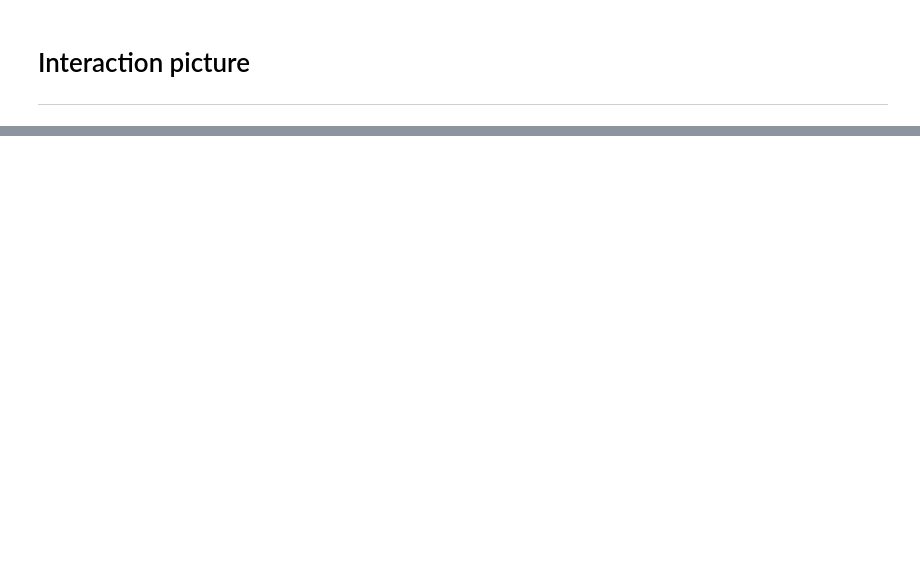
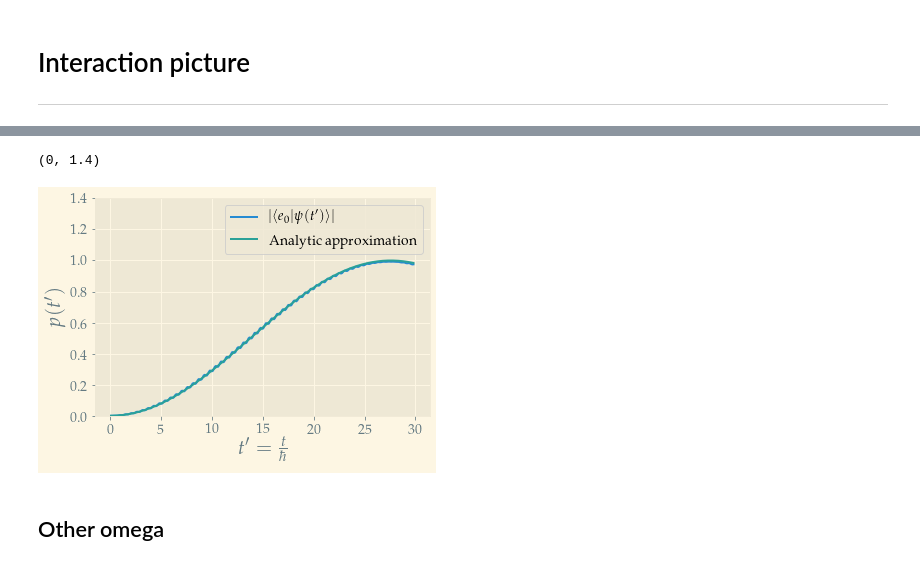
Before and after one commit to kklocker/NumFys, a Jupyter notebook: Assignment_3/Modified_box_potential.ipynb, the cells around one changed output, grey strips where cells are left out. Saved outputs shown, nothing was run; the diff lists cells and outputs as text; code cells hidden in the pictures; blank space fills up the shorter version.

```diff
--- a/Assignment_3/Modified_box_potential.ipynb
+++ b/Assignment_3/Modified_box_potential.ipynb
@@ -152,0 +147,4 @@ hbar=1.05e-34
+# %%
+dt = 0.1
+N_t = 300
+%time psi_t = two_level_evolve(g0, dt, N_t, ep, ep, tau=0.02*ep)
@@ -152,0 +153,15 @@ hbar=1.05e-34
+# %%
+prob =[np.abs(2*inner_product(p, e0))**2 for p in psi_t]
+t = np.arange(0,dt*N_t, dt)
+plt.figure(figsize=(6, 4))
+plt.plot(t, prob, label=fr"$|\langle e_0|\psi(t')\rangle|$")
+plt.xlabel(fr"$t' = \frac{{t}}{{\hbar}}$", size =20)
+plt.ylabel(fr"$p(t')$", size=20)
+plt.plot(t, p(t, 0.02*ep),label=fr"Analytic approximation")
+plt.legend(loc=1,fontsize=14)
+plt.ylim(0, 1.4)
+# %% [output]
+(0, 1.4)
+[figure, added]
+# %% [markdown]
+## Other omega
```
Also changed, not shown: parts of 22 cells of this notebook, 14 other files.
